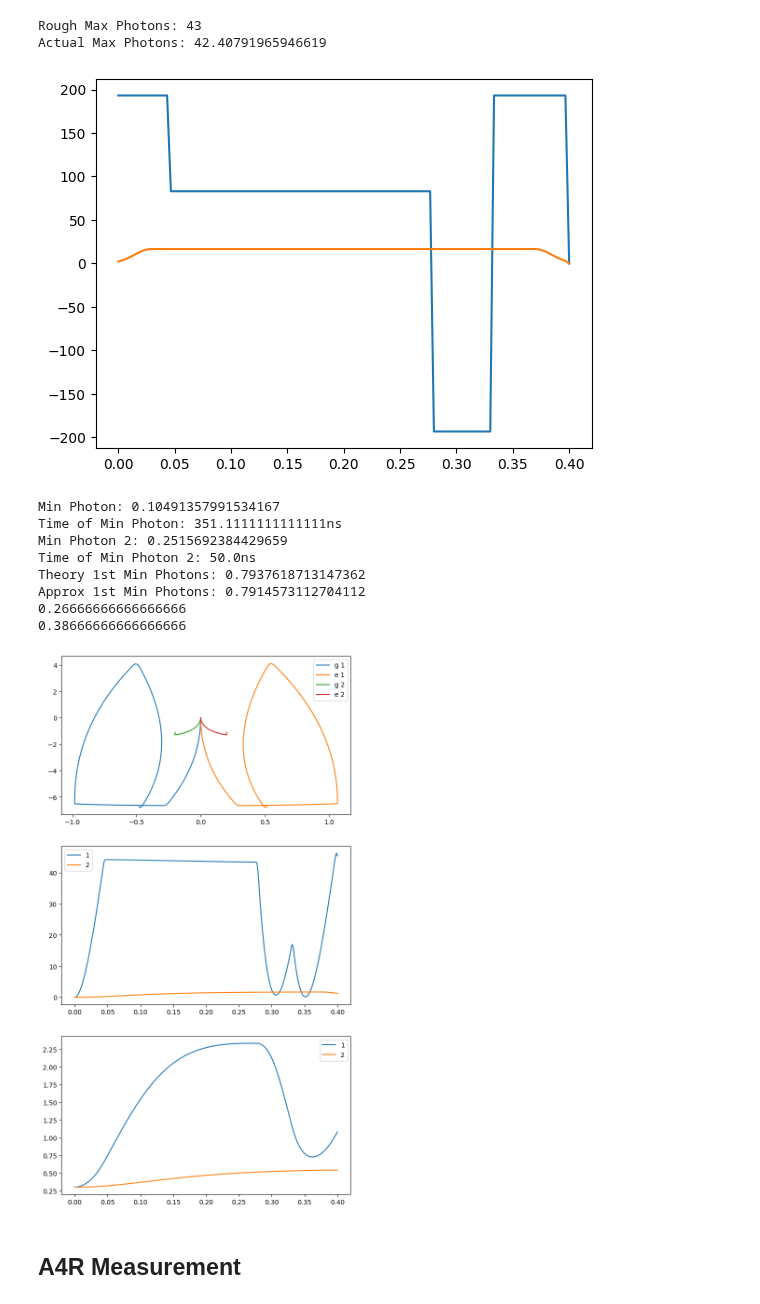
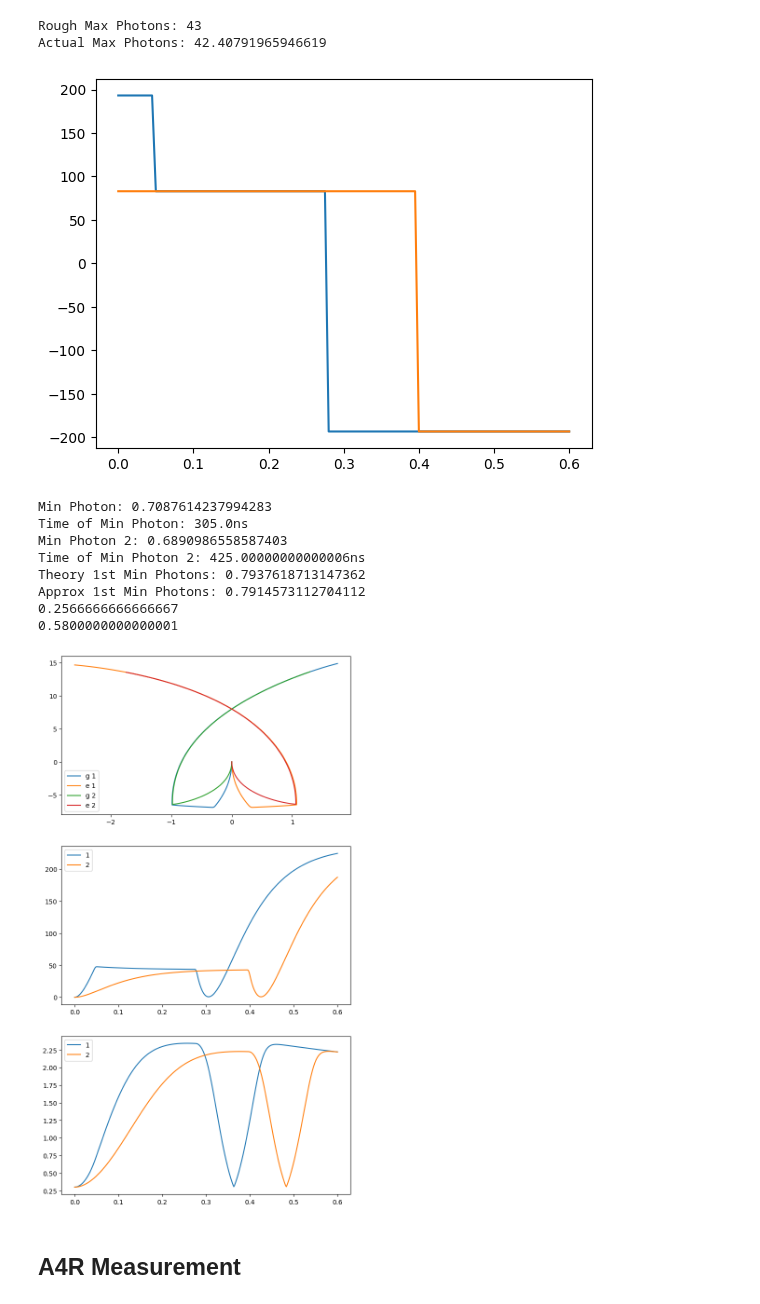
Before and after one commit to AnikenC/ReadoutWithRL, a Jupyter notebook: readoutWithRL/rl_side/temp.ipynb, the cells around one changed output. Drawn from its saved outputs; the diff is of its cells as text; code cells hidden in the pictures.

```diff
--- a/readoutWithRL/rl_side/temp.ipynb
+++ b/readoutWithRL/rl_side/temp.ipynb
@@ -53,7 +53,7 @@ print(f"Actual Max Photons: {actual_max_photons}")
 nR = 1e-2
 snr_scale_factor = 2.3
 gamma_I = 1/100
-num_t1 = 10.0
+num_t1 = 15.0
 photon_gamma = 1/2000
 init_fid = 1 - 1e-3
 photon_weight = 4.0
@@ -112,40 +112,39 @@ env = BatchedPhotonLangevinReadoutEnv(
 # %%
 ts_action = env.ts_action
 
 def get_action(tau_1, tau_2, tau_3, tau_4):
     action = jnp.heaviside(tau_1 -  ts_action, 0.)
     action += 1 / env.mu * (jnp.heaviside(tau_2 - ts_action, 0.) - jnp.heaviside(tau_1 - ts_action, 0.))
     action -= (jnp.heaviside(tau_3 - ts_action, 0.) - jnp.heaviside(tau_2 - ts_action, 0.))
     action += (jnp.heaviside(tau_4 - ts_action, 0.) - jnp.heaviside(tau_3 - ts_action, 0.))
     action *= env.a0 * env.mu
     return action
 
-tau_1 = 0.045
+tau_1 = 0.047
 tau_2 = 0.280
-tau_3 = 0.333 # 153 is optimal
-tau_4 = 0.400
+tau_3 = 1. # 153 is optimal
+tau_4 = 1.
 
 action = get_action(tau_1, tau_2, tau_3, tau_4)
 
-tau_1 = 0.400
-tau_2 = 1.
+tau_1 = 0.
+tau_2 = 0.4
 tau_3 = 1. # 153 is optimal
 tau_4 = 1.
 
 action_2 = get_action(tau_1, tau_2, tau_3, tau_4)
 
 # action = env.a0 * jnp.heaviside(0.398 - ts_action, 0.) * 0.2
 
-action_2 = env.a0 * (jnp.heaviside(0.370 - ts_action, 0.) - jnp.heaviside(0.029 - ts_action, 0.))
-action_2 += env.a0 * jnp.exp(-(ts_action - 0.029)**2/(jnp.sqrt(2)*0.0145)**2) * jnp.heaviside(0.029 - ts_action, 1.)
-action_2 += env.a0 * jnp.exp(-(ts_action - 0.370)**2/(jnp.sqrt(2)*0.0145)**2) * (jnp.heaviside(0.398 - ts_action, 0.) - jnp.heaviside(0.370 - ts_action, 0.))
-action_2 *= 0.2
+# action_2 = env.a0 * (jnp.heaviside(0.370 - ts_action, 0.) - jnp.heaviside(0.029 - ts_action, 0.))
+# action_2 += env.a0 * jnp.exp(-(ts_action - 0.029)**2/(jnp.sqrt(2)*0.0145)**2) * jnp.heaviside(0.029 - ts_action, 1.)
+# action_2 += env.a0 * jnp.exp(-(ts_action - 0.370)**2/(jnp.sqrt(2)*0.0145)**2) * (jnp.heaviside(0.398 - ts_action, 0.) - jnp.heaviside(0.370 - ts_action, 0.))
 
 plt.plot(ts_action, action)
 plt.plot(ts_action, action_2)
 plt.show()
 # %% [output]
-[figure, old version]
+[figure, new version]
 # %%
 fig, ax = plt.subplots(3, figsize=(8.0, 15.0))
 
@@ -197,15 +196,15 @@ ax[2].legend()
 
 plt.show()
 # %% [output]
-Min Photon: 0.10491357991534167
-Time of Min Photon: 351.1111111111111ns
-Min Photon 2: 0.2515692384429659
-Time of Min Photon 2: 50.0ns
+Min Photon: 0.7087614237994283
+Time of Min Photon: 305.0ns
+Min Photon 2: 0.6890986558587403
+Time of Min Photon 2: 425.00000000000006ns
 Theory 1st Min Photons: 0.7937618713147362
 Approx 1st Min Photons: 0.7914573112704112
-0.26666666666666666
-0.38666666666666666
+0.2566666666666667
+0.5800000000000001
-[figure, old version]
+[figure, new version]
 # %% [markdown]
 ## A4R Measurement
 # %%
```
Also changed, not shown: parts of 1 cell of this notebook, 9 other files.
